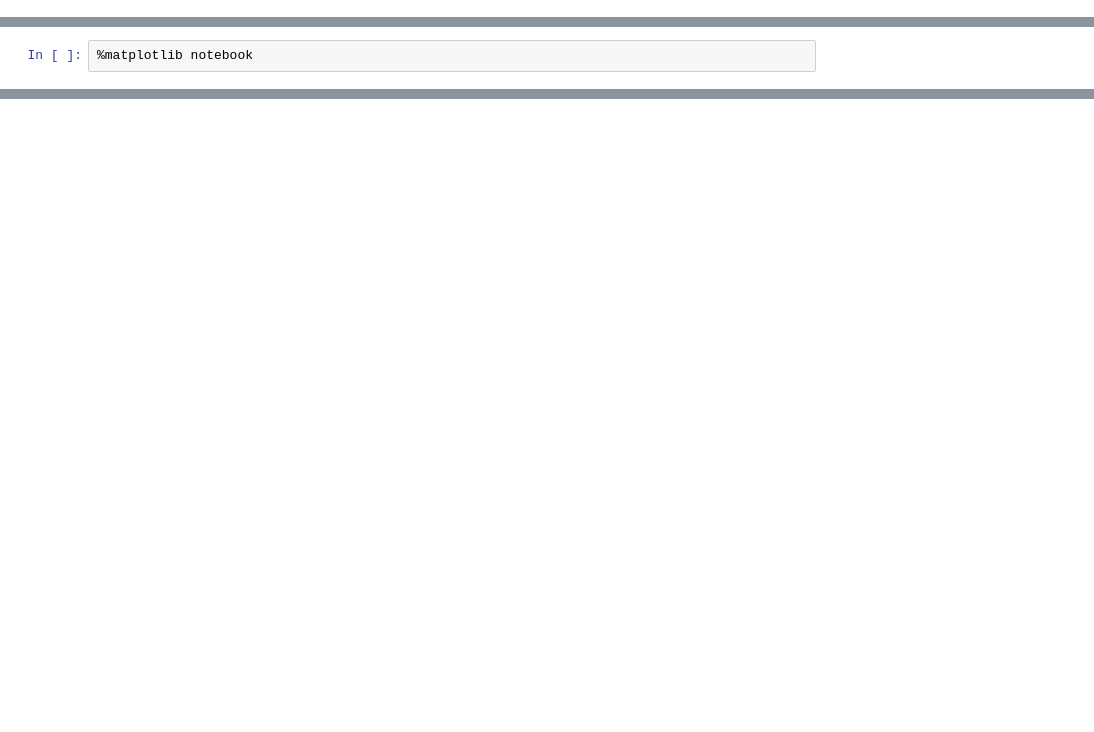
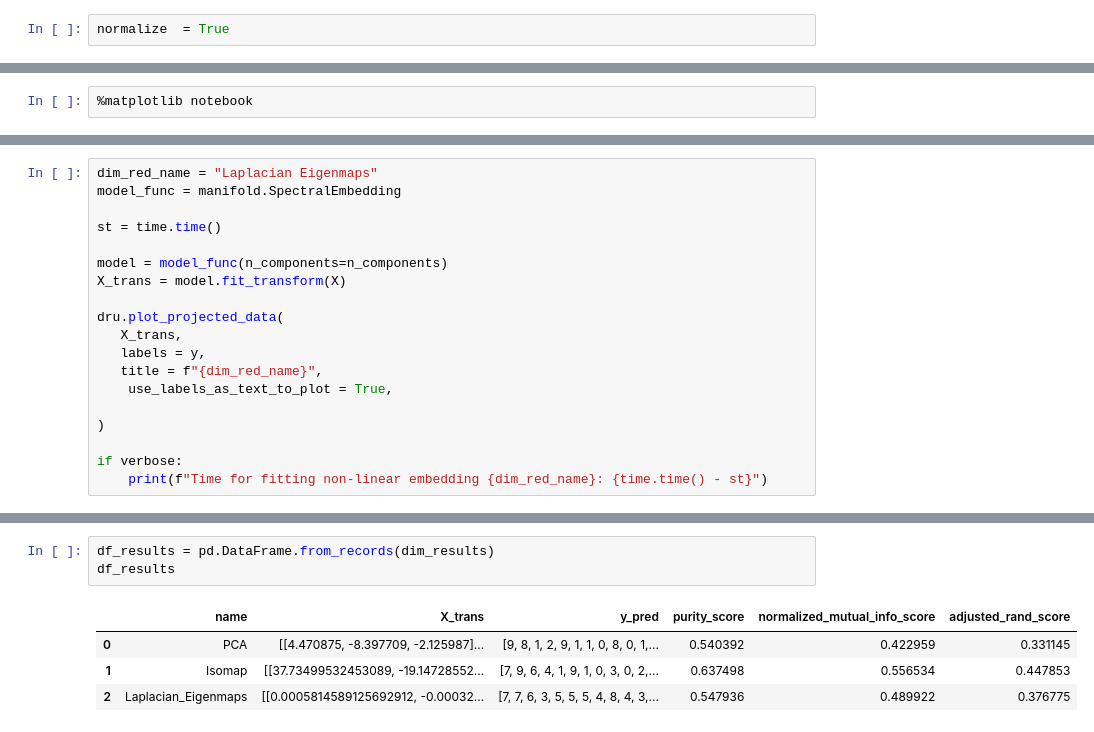
Before and after one commit to bacelii/graph_tools, a Jupyter notebook: Applications/Machine_Learning/Homework_3_Non_linear_embeddings/Celii_Hmwk_3_Non_Linear_Embedding.ipynb, the cells around one changed output, grey strips where cells are left out. Drawn from its saved outputs; the diff is of its cells as text; blank space fills up the shorter version.

```diff
--- a/Applications/Machine_Learning/Homework_3_Non_linear_embeddings/Celii_Hmwk_3_Non_Linear_Embedding.ipynb
+++ b/Applications/Machine_Learning/Homework_3_Non_linear_embeddings/Celii_Hmwk_3_Non_Linear_Embedding.ipynb
@@ -135,0 +103,2 @@ X_tr.shape
+# %%
+normalize  = True
@@ -194,0 +217,19 @@ plot_3D_projection(X_proj,y_tr,figsize=(12,12))
+# %%
+dim_red_name = "Laplacian Eigenmaps"
+model_func = manifold.SpectralEmbedding
+
+st = time.time()
+
+model = model_func(n_components=n_components)
+X_trans = model.fit_transform(X)
+
+dru.plot_projected_data(
+   X_trans,
+   labels = y,
+   title = f"{dim_red_name}",
+    use_labels_as_text_to_plot = True,
+
+)
+
+if verbose:
+    print(f"Time for fitting non-linear embedding {dim_red_name}: {time.time() - st}")
@@ -194,0 +358,8 @@ plot_3D_projection(X_proj,y_tr,figsize=(12,12))
+# %%
+df_results = pd.DataFrame.from_records(dim_results)
+df_results
+# %% [output]
+|  | name | X_trans | y_pred | purity_score | normalized_mutual_info_score | adjusted_rand_score |
+| 0 | PCA | [[4.470875, -8.397709, -2.125987]... | [9, 8, 1, 2, 9, 1, 1, 0, 8, 0, 1,... | 0.540392 | 0.422959 | 0.331145 |
+| 1 | Isomap | [[37.73499532453089, -19.14728552... | [7, 9, 6, 4, 1, 9, 1, 0, 3, 0, 2,... | 0.637498 | 0.556534 | 0.447853 |
+| 2 | Laplacian_Eigenmaps | [[0.0005814589125692912, -0.00032... | [7, 7, 6, 3, 5, 5, 5, 4, 8, 4, 3,... | 0.547936 | 0.489922 | 0.376775 |
```
Also changed, not shown: parts of 37 cells of this notebook, 2 other files.
